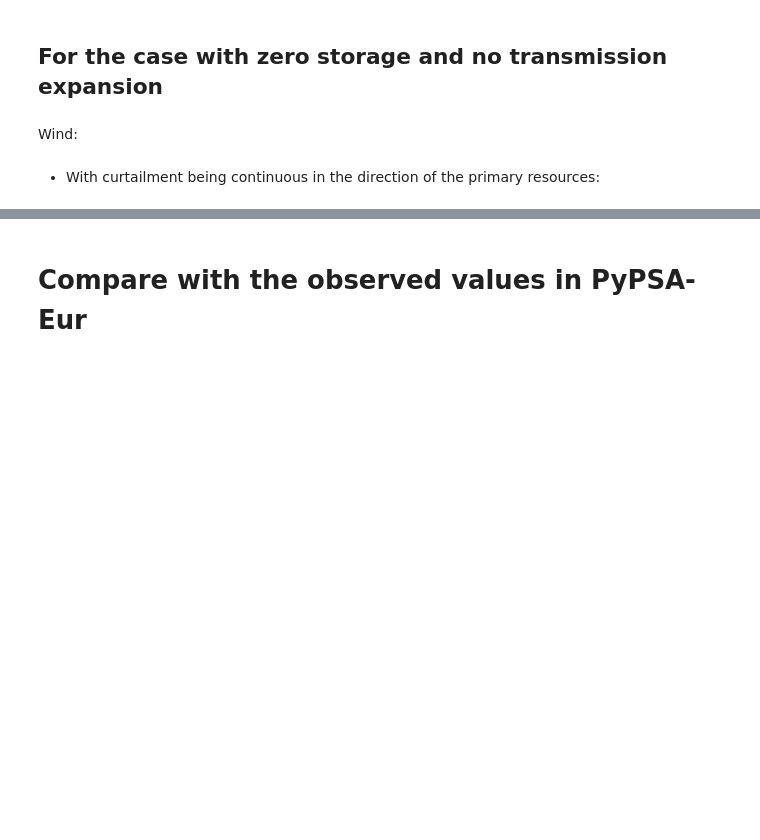
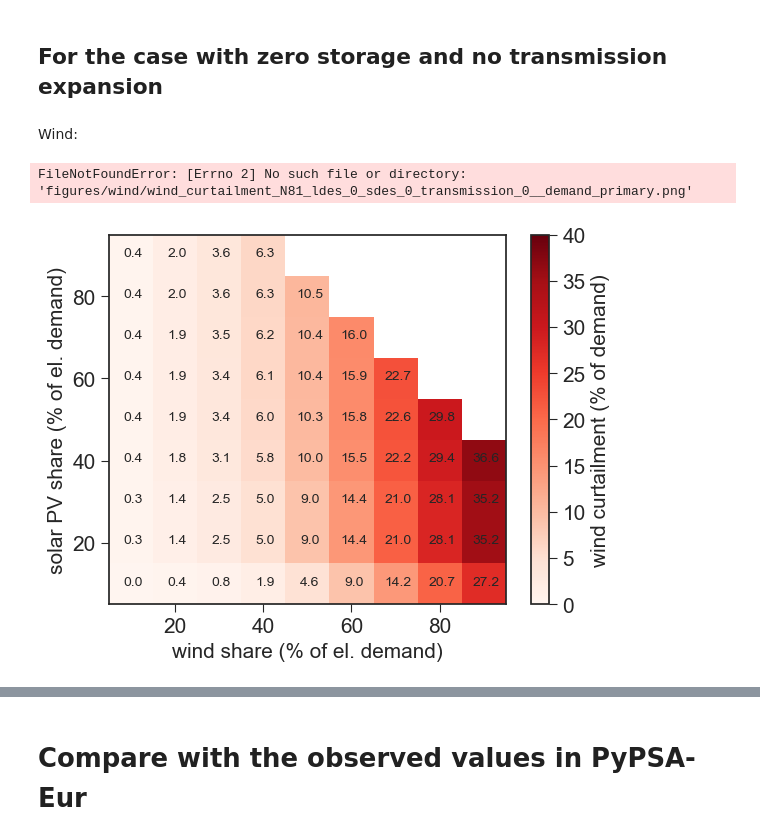
Before and after one commit to ebbekyhl/PyPSA-Eur-Curtailment-Emulator, a Jupyter notebook: test_pypsa_emulator.ipynb, the cells around one changed output, grey strips where cells are left out. Saved outputs shown, nothing was run; the diff lists cells and outputs as text; code cells hidden in the pictures; blank space fills up the shorter version.

```diff
--- a/test_pypsa_emulator.ipynb
+++ b/test_pypsa_emulator.ipynb
@@ -272,6 +274,21 @@ color_max_value = 70
 ## For the case with zero storage and no transmission expansion
 # %% [markdown]
 Wind:
-# %% [markdown]
-- With curtailment being continuous in the direction of the primary resources:
+# %%
+fig1, ax1, df1 = color_plot_2D(wind_curtailment_series,
+                               renewable = "wind",
+                               vmax = 40,
+                               cbar_label=curtailment_type,
+                               write_values=True)
+
+# mask dataframe such that only values below a certain threshold are shown
+df_m = mask_df(df1,threshold=0)
+ax1.pcolor(df1.columns,df1.index,df_m, hatch='/', alpha=0.)
+
+fig1.savefig("figures/wind/" + "wind_curtailment_N" + str(N) + "_" + scenario_name + "_" + curtailment_type + "_primary.png",
+                bbox_inches="tight",
+                dpi=300)
+# %% [output]
+FileNotFoundError: [Errno 2] No such file or directory: 'figures/wind/wind_curtailment_N81_ldes_0_sdes_0_transmission_0__demand_primary.png'
+[figure, added]
 # %%
```
Also changed, not shown: parts of 29 cells of this notebook, 37 other files.
